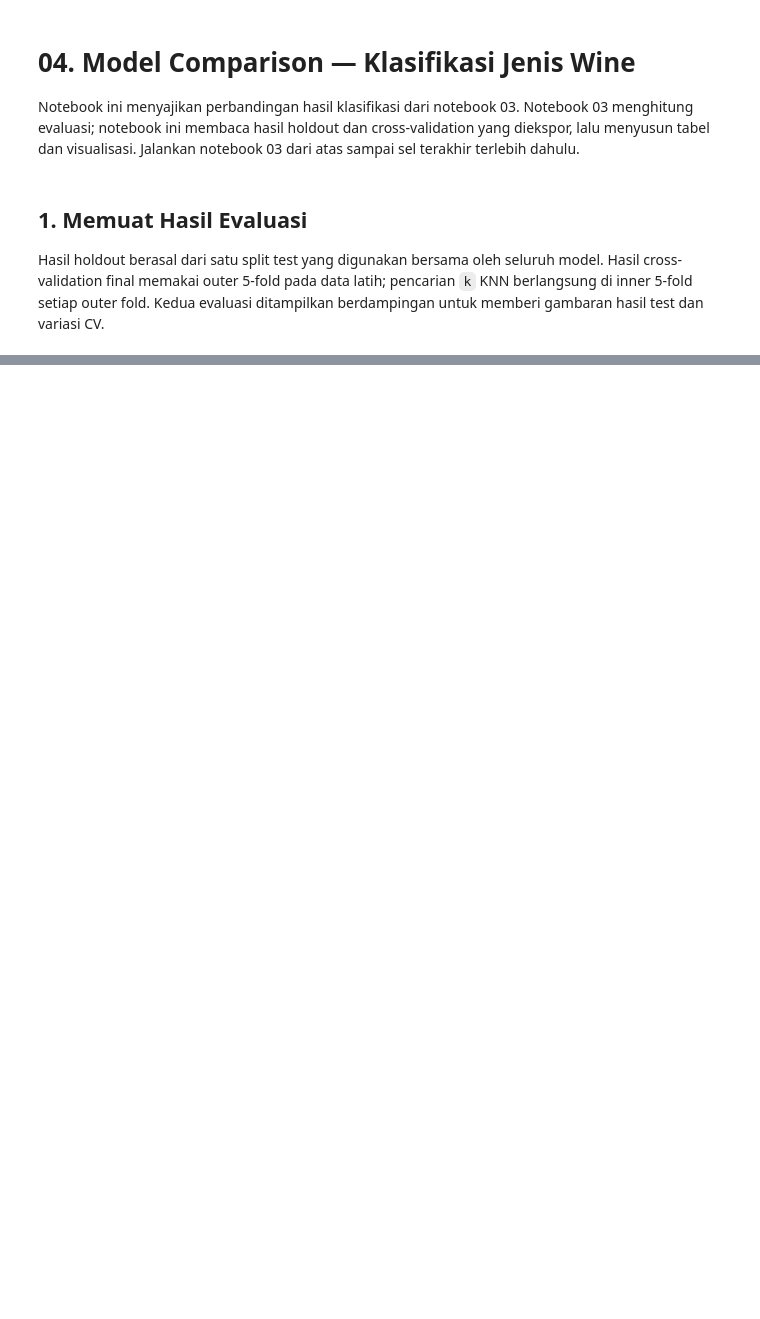
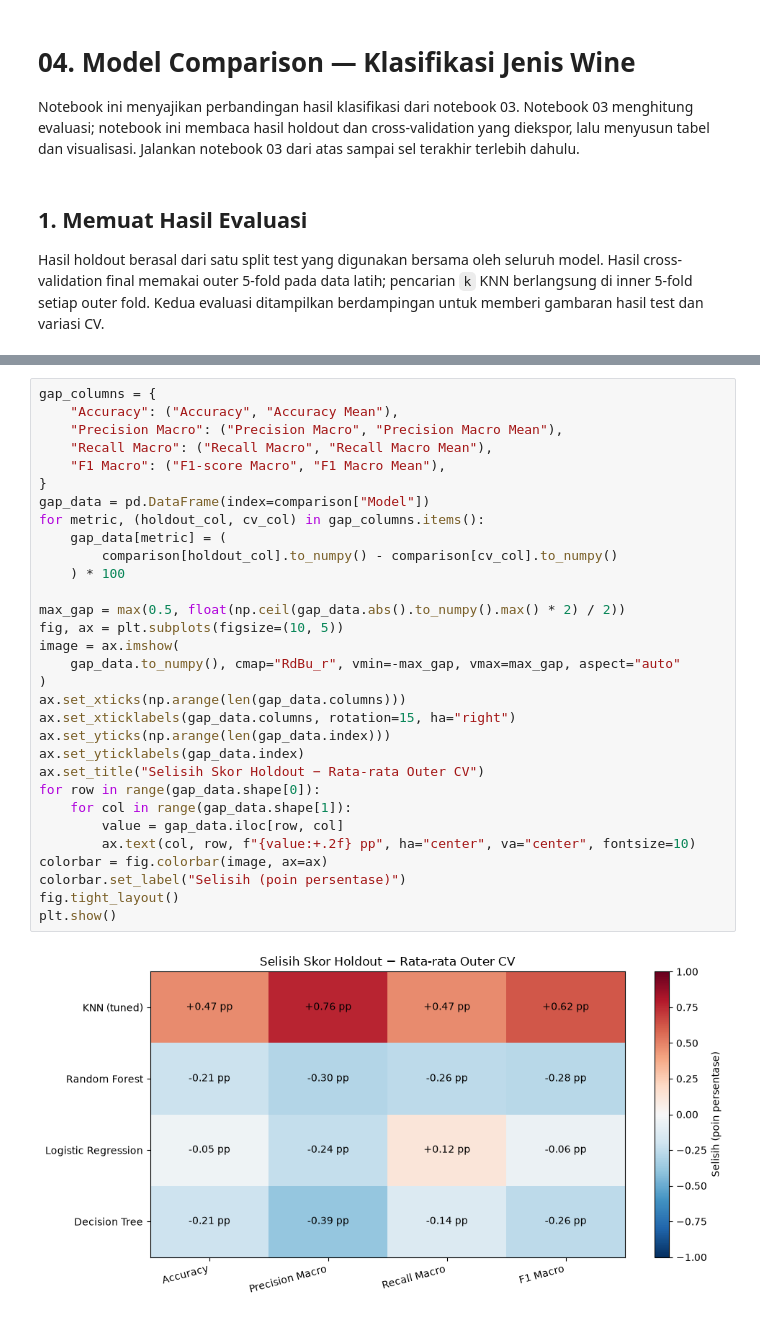
Before and after one commit to Lordzyy43/wineML, a Jupyter notebook: notebooks/04_model_comparison.ipynb, the cells around one changed output, grey strips where cells are left out. Drawn from its saved outputs; the diff is of its cells as text; blank space fills up the shorter version.

```diff
--- a/notebooks/04_model_comparison.ipynb
+++ b/notebooks/04_model_comparison.ipynb
@@ -92,0 +137,33 @@ plt.show()
+# %%
+gap_columns = {
+    "Accuracy": ("Accuracy", "Accuracy Mean"),
+    "Precision Macro": ("Precision Macro", "Precision Macro Mean"),
+    "Recall Macro": ("Recall Macro", "Recall Macro Mean"),
+    "F1 Macro": ("F1-score Macro", "F1 Macro Mean"),
+}
+gap_data = pd.DataFrame(index=comparison["Model"])
+for metric, (holdout_col, cv_col) in gap_columns.items():
+    gap_data[metric] = (
+        comparison[holdout_col].to_numpy() - comparison[cv_col].to_numpy()
+    ) * 100
+
+max_gap = max(0.5, float(np.ceil(gap_data.abs().to_numpy().max() * 2) / 2))
+fig, ax = plt.subplots(figsize=(10, 5))
+image = ax.imshow(
+    gap_data.to_numpy(), cmap="RdBu_r", vmin=-max_gap, vmax=max_gap, aspect="auto"
+)
+ax.set_xticks(np.arange(len(gap_data.columns)))
+ax.set_xticklabels(gap_data.columns, rotation=15, ha="right")
+ax.set_yticks(np.arange(len(gap_data.index)))
+ax.set_yticklabels(gap_data.index)
+ax.set_title("Selisih Skor Holdout − Rata-rata Outer CV")
+for row in range(gap_data.shape[0]):
+    for col in range(gap_data.shape[1]):
+        value = gap_data.iloc[row, col]
+        ax.text(col, row, f"{value:+.2f} pp", ha="center", va="center", fontsize=10)
+colorbar = fig.colorbar(image, ax=ax)
+colorbar.set_label("Selisih (poin persentase)")
+fig.tight_layout()
+plt.show()
+# %% [output]
+[figure, added]
```
Also changed, not shown: parts of 7 cells of this notebook, 4 other files.
